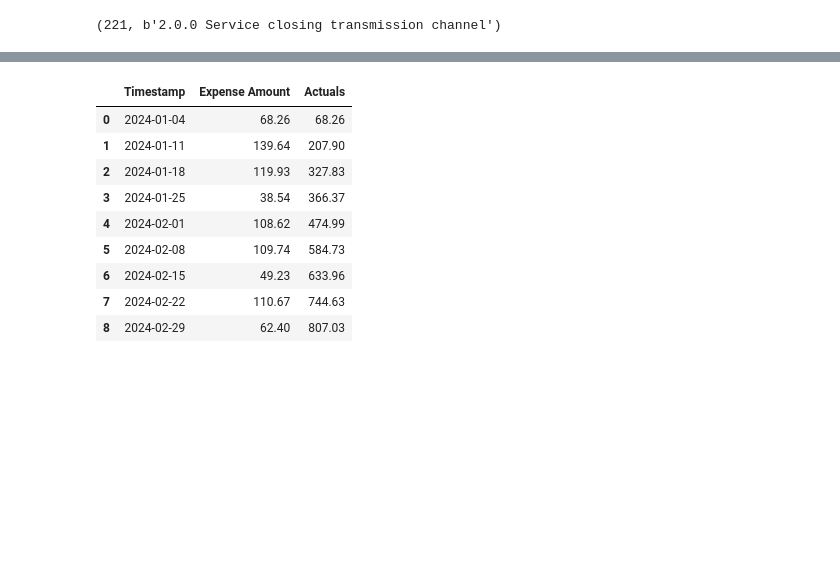
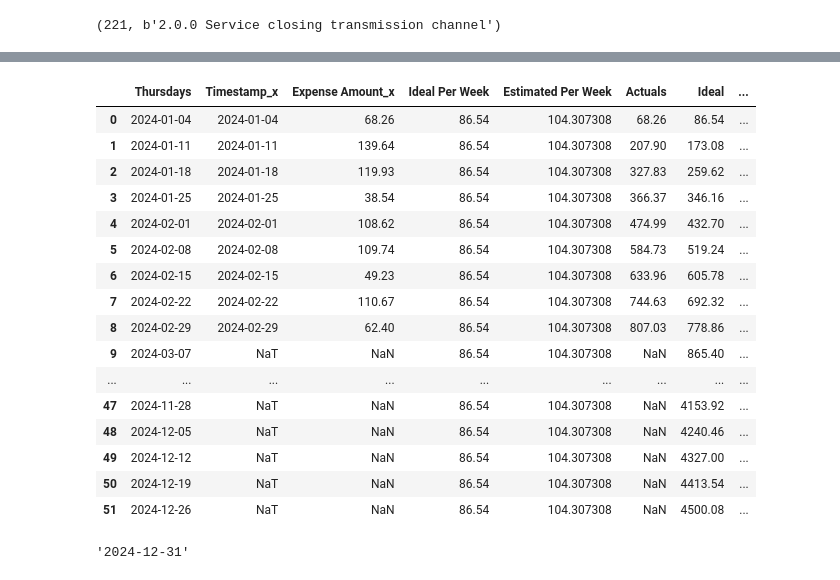
Before and after one commit to lorossi1/auto_finance, a Jupyter notebook: auto_finance/Email Report.ipynb, the cells around one changed output, grey strips where cells are left out. Drawn from its saved outputs; the diff is of its cells as text; code cells hidden in the pictures; blank space fills up the shorter version.

```diff
--- a/auto_finance/Email Report.ipynb
+++ b/auto_finance/Email Report.ipynb
@@ -699,24 +798,36 @@ See the caveats in the documentation: https://pandas.pydata.org/pandas-docs/stab
 # %%
-# Create graph with Yearly Actual, Estimated and Ideal
-
-#Actuals per week
-
 data_for_comparison = filtered_data.groupby([pd.Grouper(key='Timestamp', freq='W-Thu')]).sum().reset_index()
 
 data_for_comparison = data_for_comparison[(data_for_comparison['Timestamp'] >= year_start) & (data_for_comparison['Timestamp'] <= year_end)]
 
 data_for_comparison = data_for_comparison.pivot_table(values='Expense Amount', index='Timestamp', aggfunc='sum').reset_index()
+
+data_for_comparison
+pd.DataFrame(yearly_thursdays, columns=['Thursdays'])
+pd.merge(all_weeks_graph, data_for_comparison, how='left', left_on='Thursdays', right_on='Timestamp')
 # %% [output]
-|  | Timestamp | Expense Amount | Actuals |
-| 0 | 2024-01-04 | 68.26 | 68.26 |
-| 1 | 2024-01-11 | 139.64 | 207.90 |
-| 2 | 2024-01-18 | 119.93 | 327.83 |
-| 3 | 2024-01-25 | 38.54 | 366.37 |
-| 4 | 2024-02-01 | 108.62 | 474.99 |
-| 5 | 2024-02-08 | 109.74 | 584.73 |
-| 6 | 2024-02-15 | 49.23 | 633.96 |
-| 7 | 2024-02-22 | 110.67 | 744.63 |
-| 8 | 2024-02-29 | 62.40 | 807.03 |
+|  | Thursdays | Timestamp_x | Expense Amount_x | Ideal Per Week | Estimated Per Week | Actuals | Ideal | ... |
+| 0 | 2024-01-04 | 2024-01-04 | 68.26 | 86.54 | 104.307308 | 68.26 | 86.54 | ... |
+| 1 | 2024-01-11 | 2024-01-11 | 139.64 | 86.54 | 104.307308 | 207.90 | 173.08 | ... |
+| 2 | 2024-01-18 | 2024-01-18 | 119.93 | 86.54 | 104.307308 | 327.83 | 259.62 | ... |
+| 3 | 2024-01-25 | 2024-01-25 | 38.54 | 86.54 | 104.307308 | 366.37 | 346.16 | ... |
+| 4 | 2024-02-01 | 2024-02-01 | 108.62 | 86.54 | 104.307308 | 474.99 | 432.70 | ... |
+| 5 | 2024-02-08 | 2024-02-08 | 109.74 | 86.54 | 104.307308 | 584.73 | 519.24 | ... |
+| 6 | 2024-02-15 | 2024-02-15 | 49.23 | 86.54 | 104.307308 | 633.96 | 605.78 | ... |
+| 7 | 2024-02-22 | 2024-02-22 | 110.67 | 86.54 | 104.307308 | 744.63 | 692.32 | ... |
+| 8 | 2024-02-29 | 2024-02-29 | 62.40 | 86.54 | 104.307308 | 807.03 | 778.86 | ... |
+| 9 | 2024-03-07 | NaT | NaN | 86.54 | 104.307308 | NaN | 865.40 | ... |
+| ... | ... | ... | ... | ... | ... | ... | ... | ... |
+| 47 | 2024-11-28 | NaT | NaN | 86.54 | 104.307308 | NaN | 4153.92 | ... |
+| 48 | 2024-12-05 | NaT | NaN | 86.54 | 104.307308 | NaN | 4240.46 | ... |
+| 49 | 2024-12-12 | NaT | NaN | 86.54 | 104.307308 | NaN | 4327.00 | ... |
+| 50 | 2024-12-19 | NaT | NaN | 86.54 | 104.307308 | NaN | 4413.54 | ... |
+| 51 | 2024-12-26 | NaT | NaN | 86.54 | 104.307308 | NaN | 4500.08 | ... |
+# %%
+year_end.strftime("%Y-%m-%d")
+# current_date.replace(month=1, day=1, hour=0, minute=0, second=0, microsecond=0).strftime("%Y-%m-%d")
+# %% [output]
+'2024-12-31'
 # %%
 
 # CSS FOR COMPUTER EMAIL
```
Also changed, not shown: parts of 2 cells of this notebook, 3 other files.
